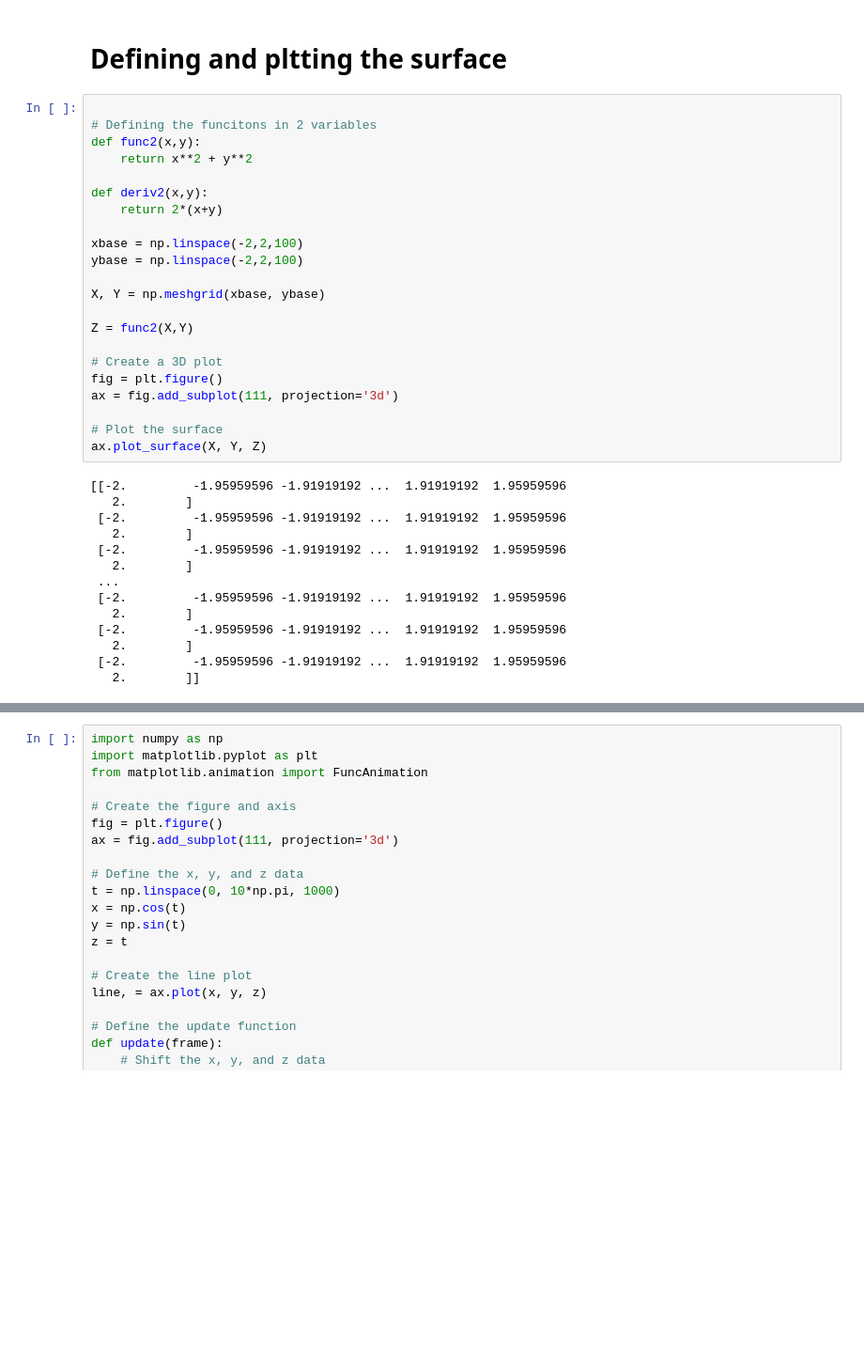
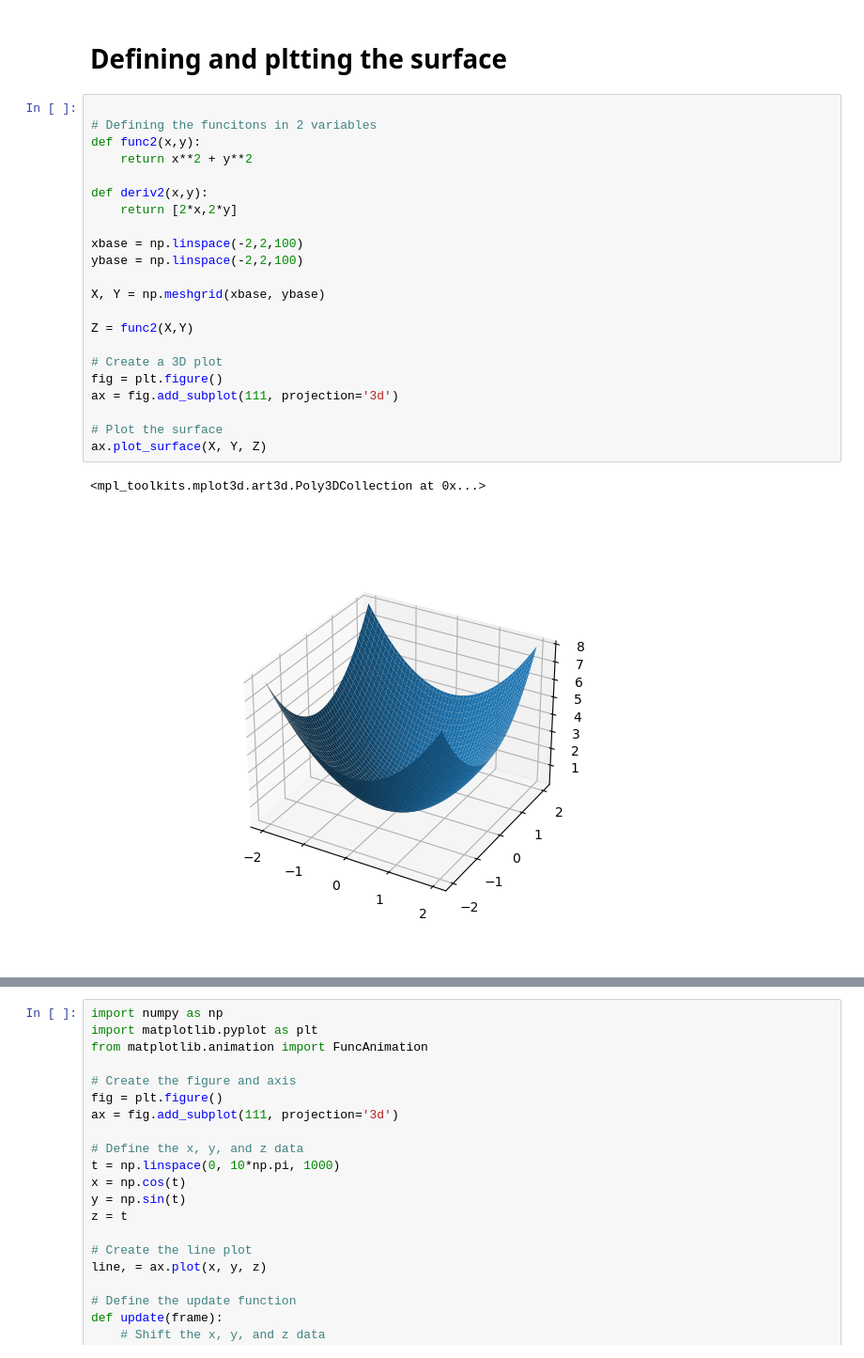
Before and after one commit to AnonymousePikachu/EE2703-ASL, a Jupyter notebook: Week6/Week6_solution.ipynb, the cells around one changed output, grey strips where cells are left out. Shown: that part at 94% size. Cells and saved outputs as stored; diff of their text form; blank space fills up the shorter version.

Commit message:
The 3d regression is working, and the plotting,but seperately

```diff
--- a/Week6/Week6_solution.ipynb
+++ b/Week6/Week6_solution.ipynb
@@ -109,37 +106,26 @@ plt.show()
 # %%
 
 # Defining the funcitons in 2 variables
 def func2(x,y):
     return x**2 + y**2
 
 def deriv2(x,y):
-    return 2*(x+y)
+    return [2*x,2*y]
 
 xbase = np.linspace(-2,2,100)
 ybase = np.linspace(-2,2,100)
 
 X, Y = np.meshgrid(xbase, ybase)
 
 Z = func2(X,Y)
 
 # Create a 3D plot
 fig = plt.figure()
 ax = fig.add_subplot(111, projection='3d')
 
 # Plot the surface
 ax.plot_surface(X, Y, Z)
 # %% [output]
-[[-2.         -1.95959596 -1.91919192 ...  1.91919192  1.95959596
-   2.        ]
- [-2.         -1.95959596 -1.91919192 ...  1.91919192  1.95959596
-   2.        ]
- [-2.         -1.95959596 -1.91919192 ...  1.91919192  1.95959596
-   2.        ]
- ...
- [-2.         -1.95959596 -1.91919192 ...  1.91919192  1.95959596
-   2.        ]
- [-2.         -1.95959596 -1.91919192 ...  1.91919192  1.95959596
-   2.        ]
- [-2.         -1.95959596 -1.91919192 ...  1.91919192  1.95959596
-   2.        ]]
+<mpl_toolkits.mplot3d.art3d.Poly3DCollection at 0x...>
+[figure, added]
 # %%
```
Also changed, not shown: parts of 4 cells of this notebook.
